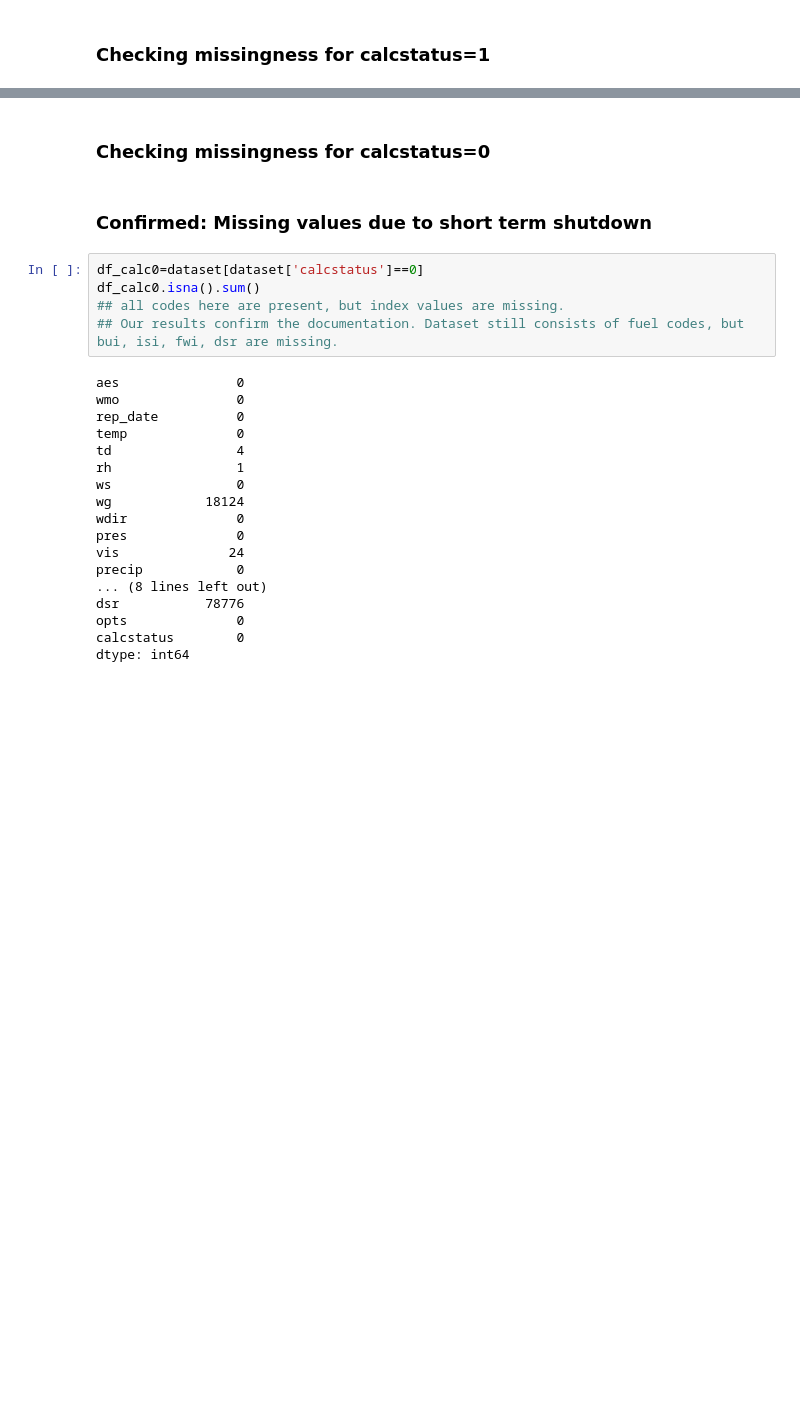
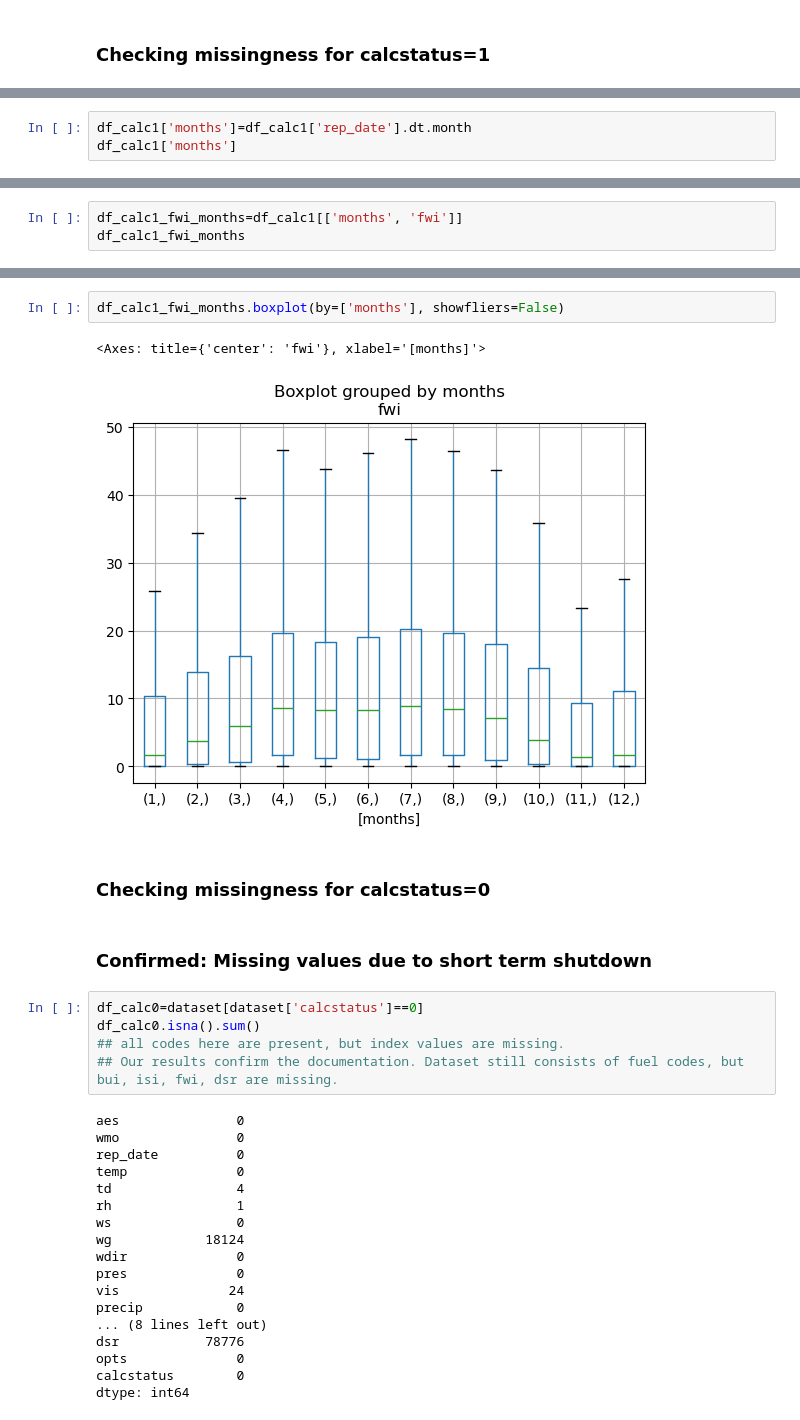
Before and after one commit to Mussab157/Wildfire-Prediction-Classification, a Jupyter notebook: notebooks/01_eda.ipynb, the cells around one changed output, grey strips where cells are left out. Cells and saved outputs as stored; diff of their text form; blank space fills up the shorter version.

```diff
--- a/notebooks/01_eda.ipynb
+++ b/notebooks/01_eda.ipynb
@@ -270,0 +293,3 @@ dtype: int64
+# %%
+df_calc1['months']=df_calc1['rep_date'].dt.month
+df_calc1['months']
@@ -270,0 +314,3 @@ dtype: int64
+# %%
+df_calc1_fwi_months=df_calc1[['months', 'fwi']]
+df_calc1_fwi_months
@@ -271,3 +331,8 @@ dtype: int64
+# %%
+df_calc1_fwi_months.boxplot(by=['months'], showfliers=False)
+# %% [output]
+<Axes: title={'center': 'fwi'}, xlabel='[months]'>
+[figure, added]
 # %% [markdown]
 ### **Checking missingness for calcstatus=0**
 # %% [markdown]
```
Also changed, not shown: parts of 25 cells of this notebook.
